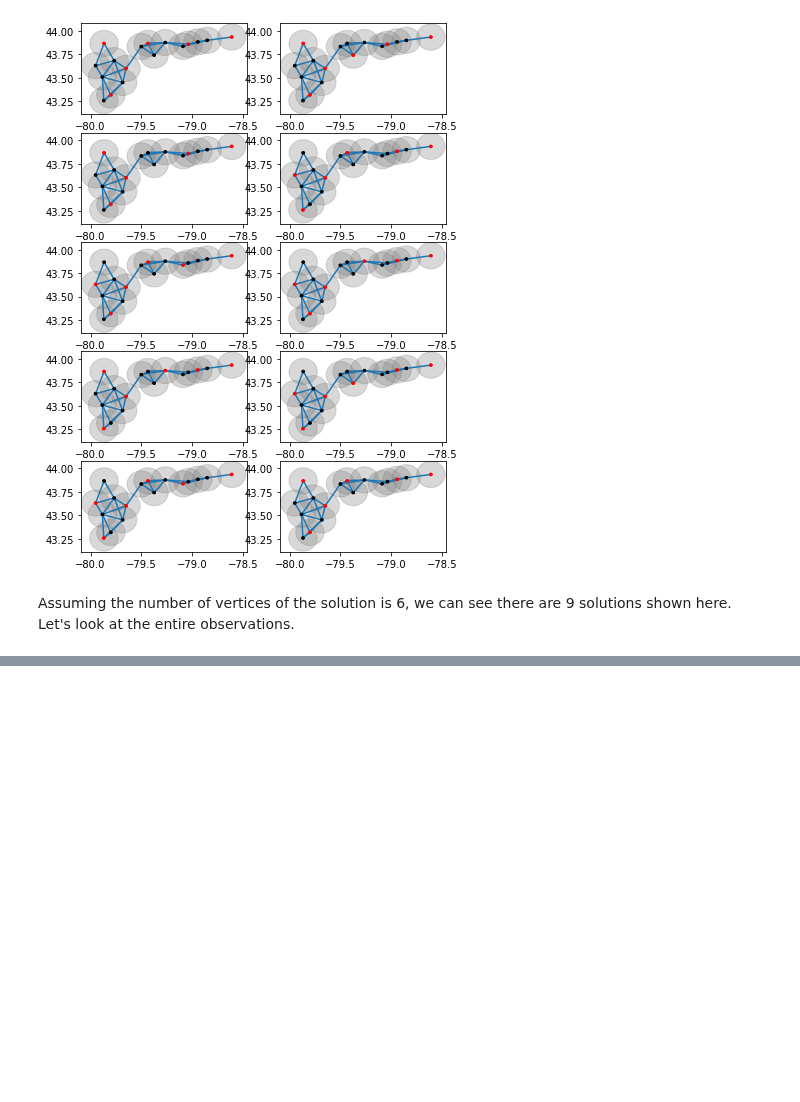
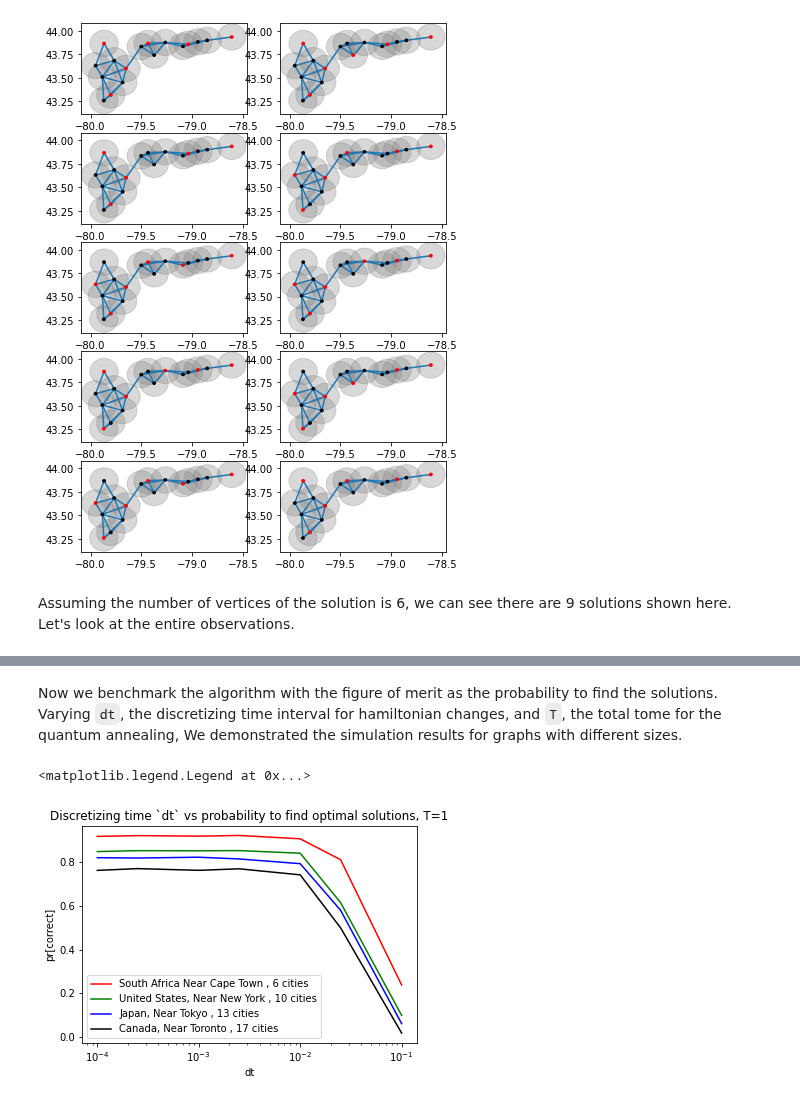
Before and after one commit to CDL-Quantum/CohortProject_2021, a Jupyter notebook: Week2_Rydberg_Atoms/TaskA1.ipynb, the cells around one changed output, grey strips where cells are left out. Saved outputs shown, nothing was run; the diff lists cells and outputs as text; code cells hidden in the pictures; blank space fills up the shorter version.

Commit message:
TaskA1 quantum part done

```diff
--- a/Week2_Rydberg_Atoms/TaskA1.ipynb
+++ b/Week2_Rydberg_Atoms/TaskA1.ipynb
@@ -124,0 +110,4 @@ for sol in solutions_list:
+# %% [markdown]
+Now we benchmark the algorithm with the figure of merit as the probability to find the solutions.
+Varying `dt`, the discretizing time interval for hamiltonian changes, and `T`, the total tome for the quantum annealing,
+We demonstrated the simulation results for graphs with different sizes.
@@ -124,0 +166,13 @@ for sol in solutions_list:
+# %%
+colors = 'rgbk'
+for i, dataset_name in enumerate(pr_correct):
+    num_cities = len(city_graph[dataset_name]['graph'])
+    plt.plot(dt_list, pr_correct[dataset_name], f"{colors[i]}-", label=f"{dataset_name.split('>')[0]}, {num_cities} cities")
+plt.title("Discretizing time `dt` vs probability to find optimal solutions, T=1")
+plt.xlabel("dt")
+plt.ylabel("pr[correct]")
+plt.xscale('log')
+plt.legend()
+# %% [output]
+<matplotlib.legend.Legend at 0x...>
+[figure, added]
```
Also changed, not shown: parts of 7 cells of this notebook.
